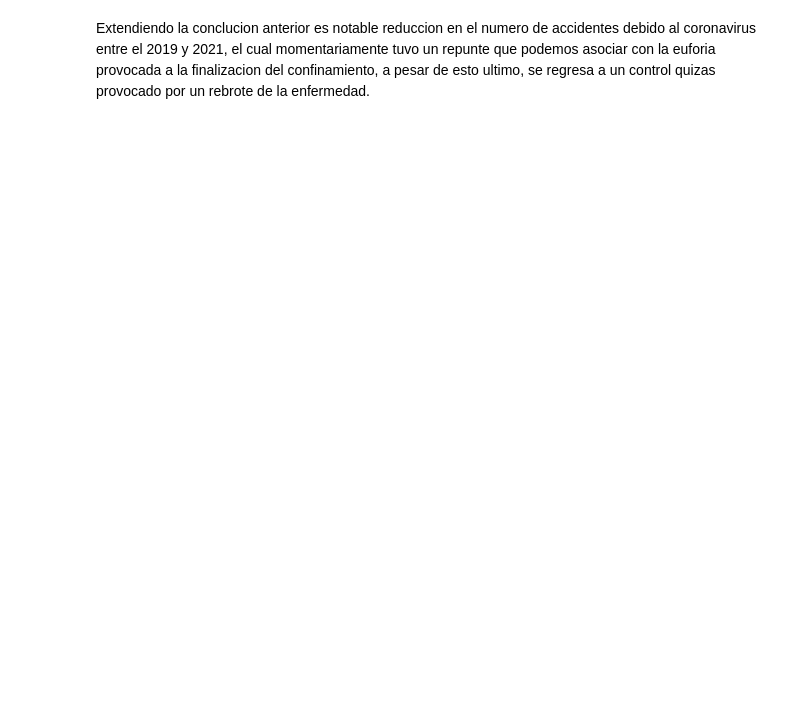
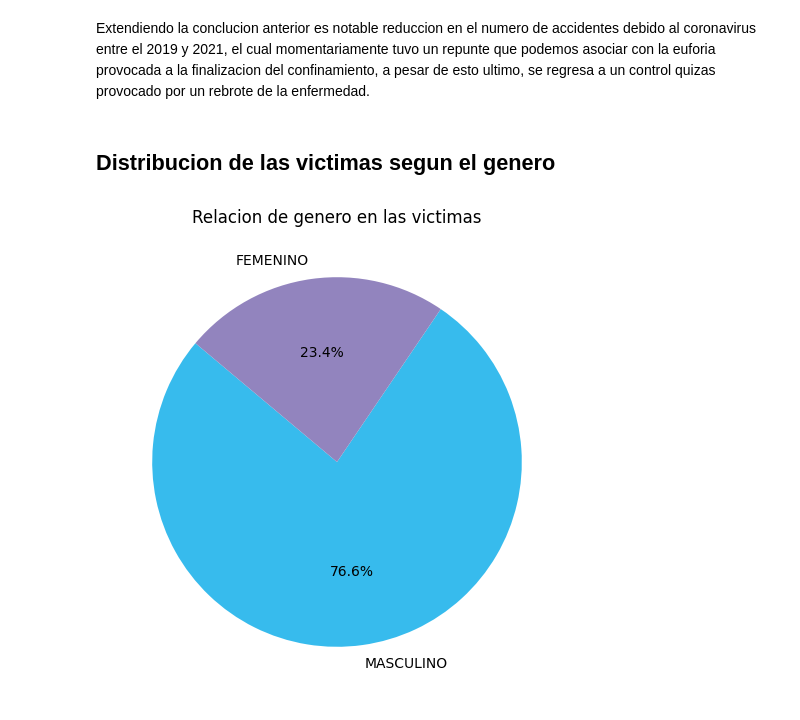
Before and after one commit to Edgarescribiendo/PI_2-Data_Analytics, a Jupyter notebook: EDA.ipynb, the cells around one changed output. Drawn from its saved outputs; the diff is of its cells as text; code cells hidden in the pictures; blank space fills up the shorter version.

```diff
--- a/EDA.ipynb
+++ b/EDA.ipynb
@@ -263,2 +251,22 @@ plt.plot(Victimas_anuales["Año_mes"], Victimas_anuales["Num_Victimas"], marker=
 # %% [markdown]
 Extendiendo la conclucion anterior es notable reduccion en el numero de accidentes debido al coronavirus entre el 2019 y 2021, el cual momentariamente tuvo un repunte que podemos asociar con la euforia provocada a la finalizacion del confinamiento, a pesar de esto ultimo, se regresa a un control quizas provocado por un rebrote de la enfermedad.
+# %% [markdown]
+<h2>Distribucion de las victimas segun el genero</h2>
+# %%
+# Calcular la proporción de víctimas por sexo
+proporcion = siniestros_data["Sexo"].value_counts(normalize=True) * 100
+
+# Preparar los datos para el gráfico de torta
+labels = proporcion.index
+sizes = proporcion.values
+
+# Crear el gráfico de torta
+plt.figure(figsize=(12, 6))
+
+# Gráfico de torta
+
+plt.pie(sizes, labels=labels, autopct="%1.1f%%", startangle=140, colors=["#37BBED","#9284BE"])
+plt.title("Relacion de genero en las victimas")
+plt.show()
+# %% [output]
+[figure, added]
```
Also changed, not shown: parts of 24 cells of this notebook, 3 other files.
